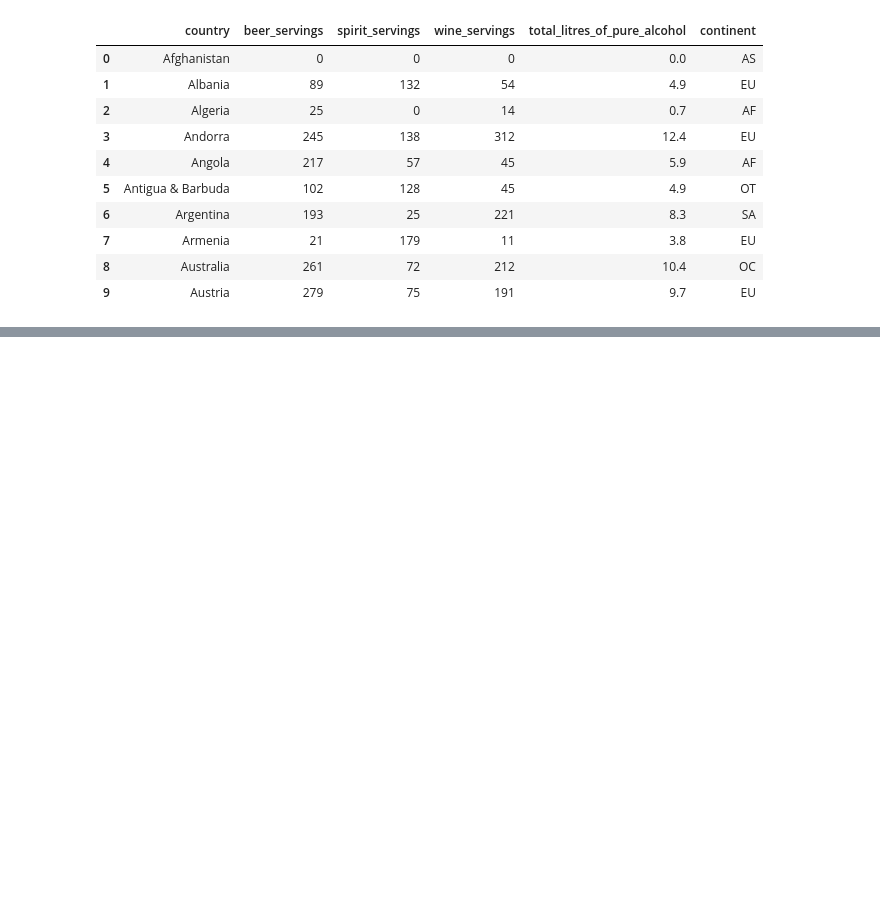
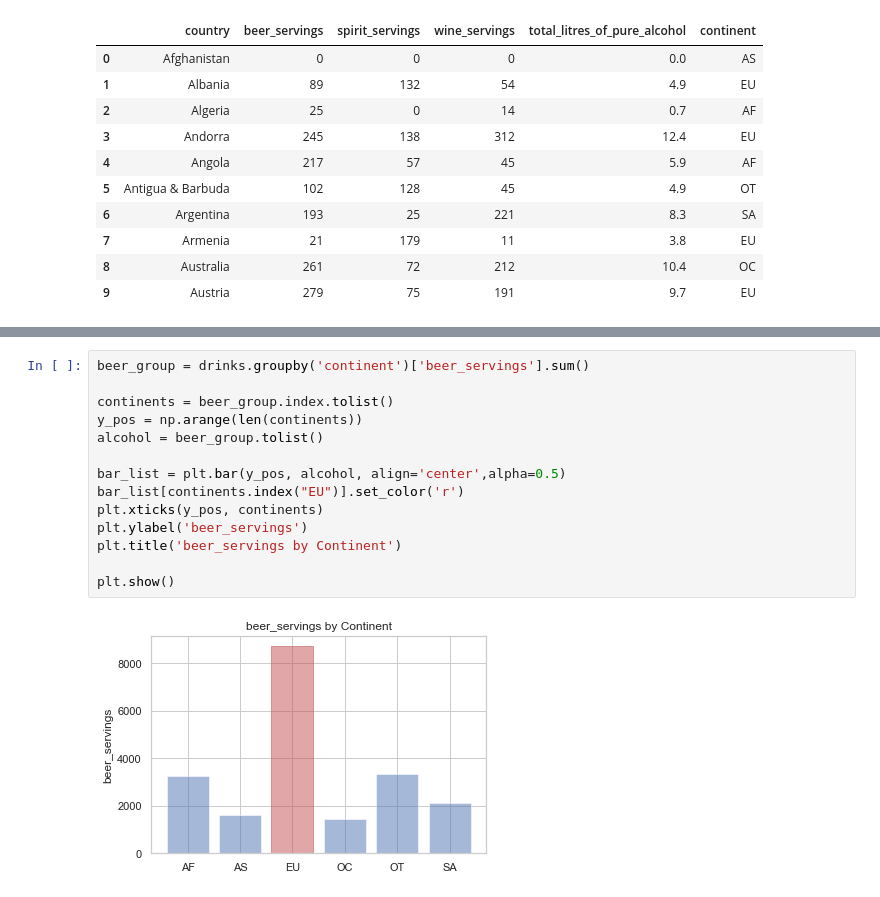
Before and after one commit to mingming715/python_study, a Jupyter notebook: Chapter01_3.ipynb, the cells around one changed output, grey strips where cells are left out. Saved outputs shown, nothing was run; the diff lists cells and outputs as text; blank space fills up the shorter version.

```diff
--- a/Chapter01_3.ipynb
+++ b/Chapter01_3.ipynb
@@ -125,0 +200,16 @@ plt.show()
+# %%
+beer_group = drinks.groupby('continent')['beer_servings'].sum()
+
+continents = beer_group.index.tolist()
+y_pos = np.arange(len(continents))
+alcohol = beer_group.tolist()
+
+bar_list = plt.bar(y_pos, alcohol, align='center',alpha=0.5)
+bar_list[continents.index("EU")].set_color('r')
+plt.xticks(y_pos, continents)
+plt.ylabel('beer_servings')
+plt.title('beer_servings by Continent')
+
+plt.show()
+# %% [output]
+[figure, added]
```
Also changed, not shown: parts of 10 cells of this notebook, 2 other files.
